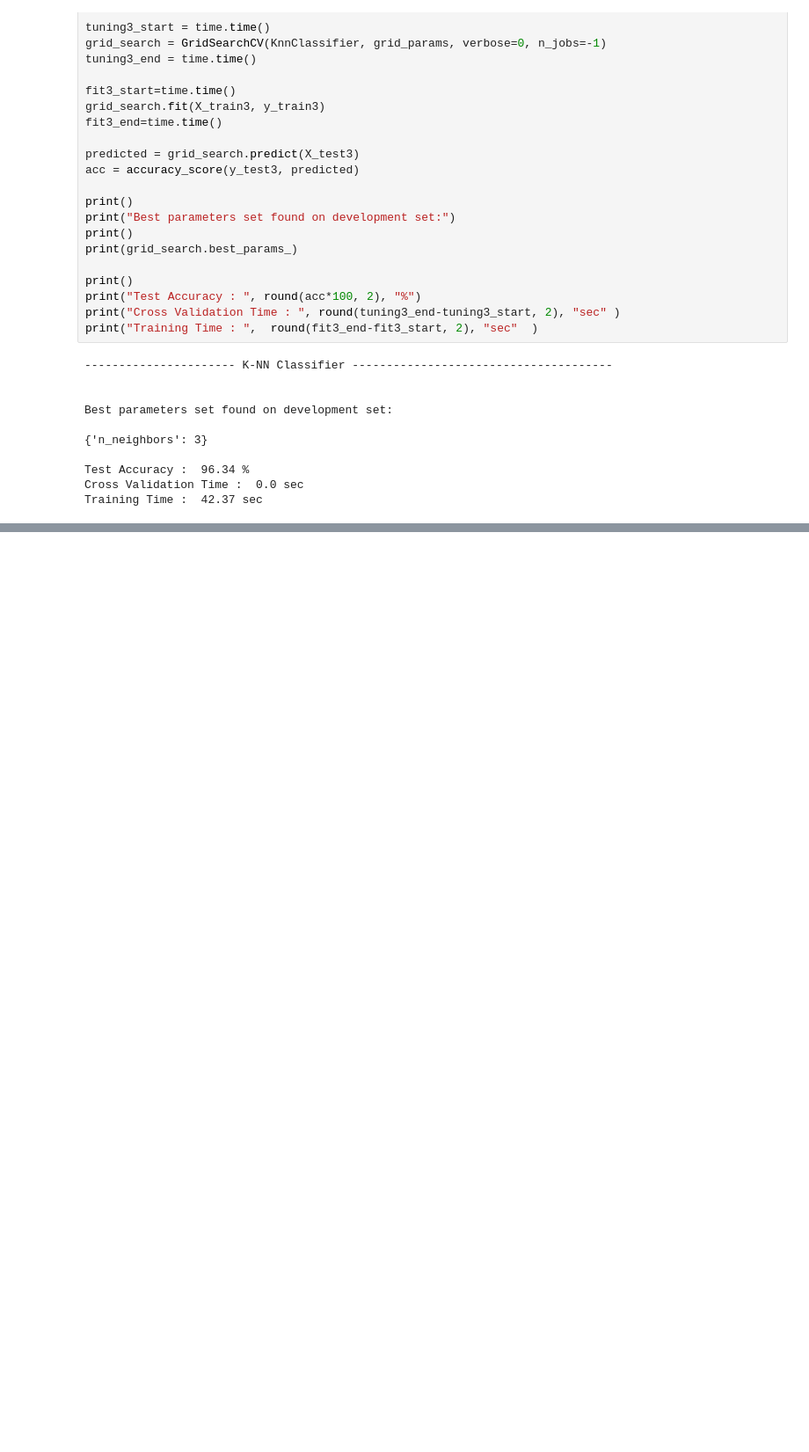
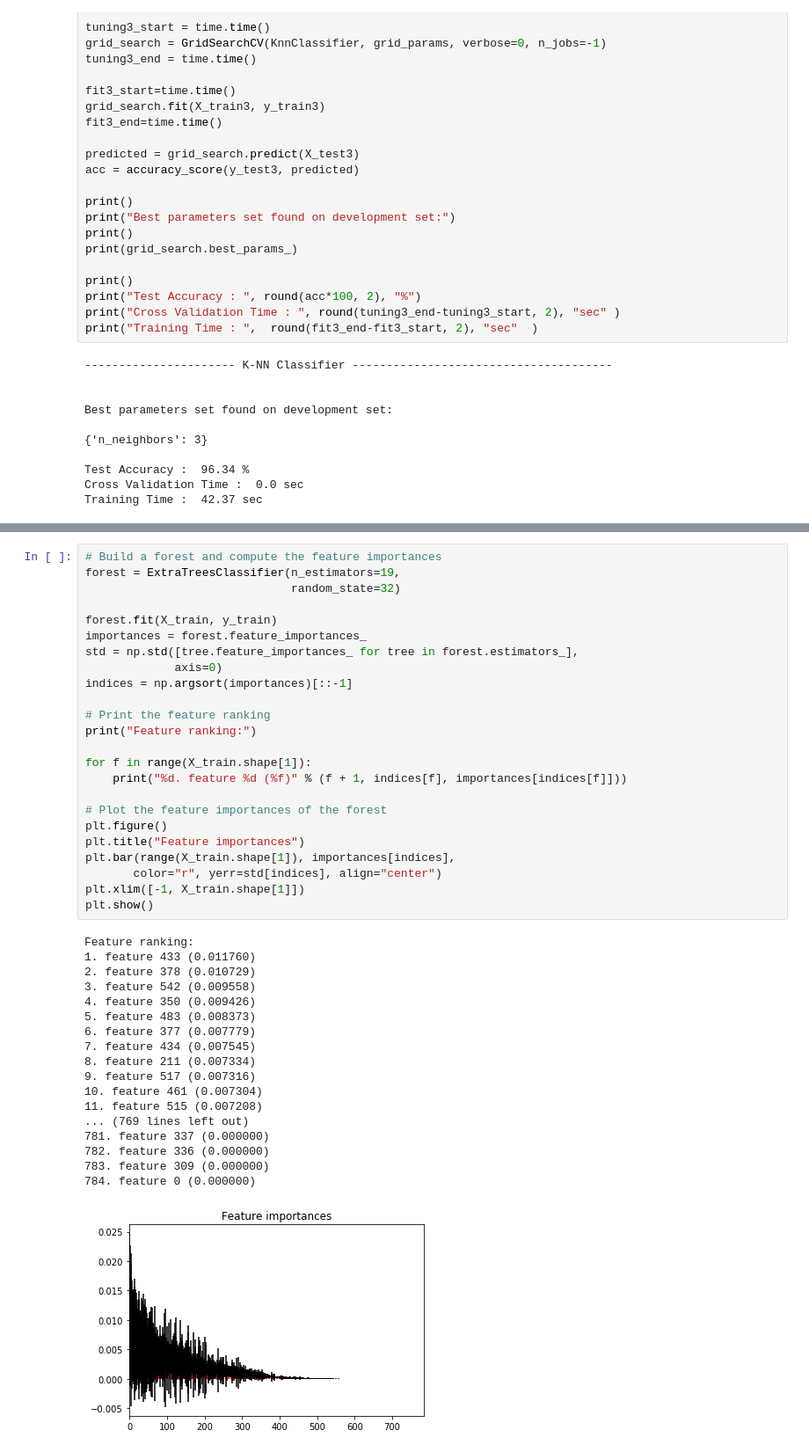
Before and after one commit to adileone/Recognizing-handwritten-digits, a Jupyter notebook: Final_delivery.ipynb, the cells around one changed output, grey strips where cells are left out. Shown at 88% size. Saved outputs shown, nothing was run; the diff lists cells and outputs as text; blank space fills up the shorter version.

Commit message:
features-importance

```diff
--- a/Final_delivery.ipynb
+++ b/Final_delivery.ipynb
@@ -307,0 +308,43 @@ Training Time :  32.08 sec
+# %%
+# Build a forest and compute the feature importances
+forest = ExtraTreesClassifier(n_estimators=19,
+                              random_state=32)
+
+forest.fit(X_train, y_train)
+importances = forest.feature_importances_
+std = np.std([tree.feature_importances_ for tree in forest.estimators_],
+             axis=0)
+indices = np.argsort(importances)[::-1]
+
+# Print the feature ranking
+print("Feature ranking:")
+
+for f in range(X_train.shape[1]):
+    print("%d. feature %d (%f)" % (f + 1, indices[f], importances[indices[f]]))
+
+# Plot the feature importances of the forest
+plt.figure()
+plt.title("Feature importances")
+plt.bar(range(X_train.shape[1]), importances[indices],
+       color="r", yerr=std[indices], align="center")
+plt.xlim([-1, X_train.shape[1]])
+plt.show()
+# %% [output]
+Feature ranking:
+1. feature 433 (0.011760)
+2. feature 378 (0.010729)
+3. feature 542 (0.009558)
+4. feature 350 (0.009426)
+5. feature 483 (0.008373)
+6. feature 377 (0.007779)
+7. feature 434 (0.007545)
+8. feature 211 (0.007334)
+9. feature 517 (0.007316)
+10. feature 461 (0.007304)
+11. feature 515 (0.007208)
+... (769 lines left out)
+781. feature 337 (0.000000)
+782. feature 336 (0.000000)
+783. feature 309 (0.000000)
+784. feature 0 (0.000000)
+[figure, added]
```
Also changed, not shown: parts of 1 cell of this notebook.
